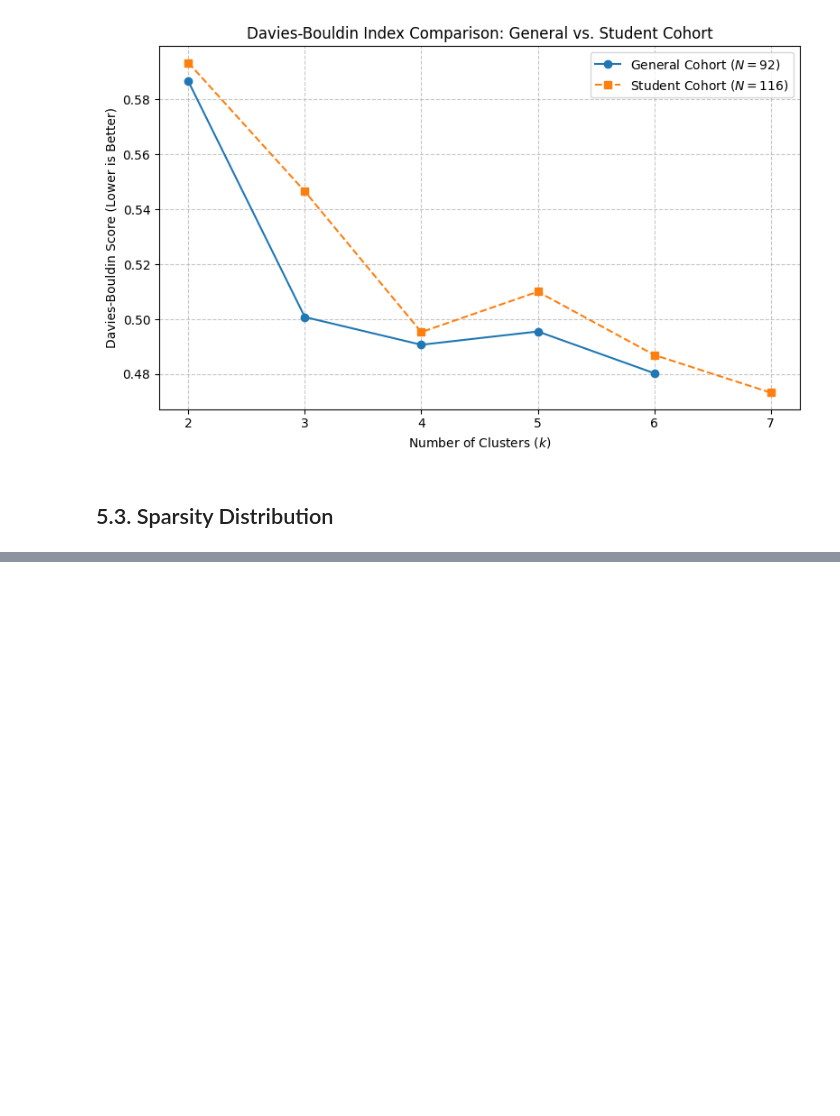
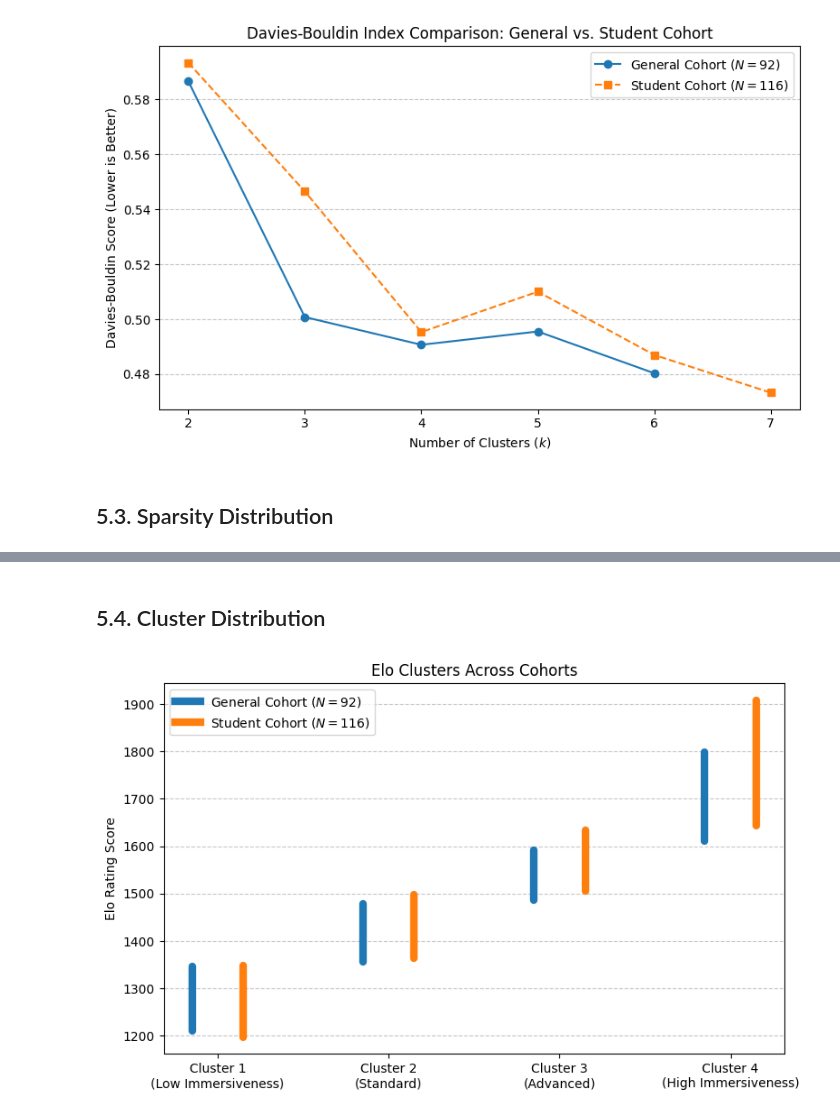
Before and after one commit to KeremDUZENLI/python-sklearn-machine-learning, a Jupyter notebook: main_dataset.ipynb, the cells around one changed output, grey strips where cells are left out. Drawn from its saved outputs; the diff is of its cells as text; code cells hidden in the pictures; blank space fills up the shorter version.

```diff
--- a/main_dataset.ipynb
+++ b/main_dataset.ipynb
@@ -256,0 +286,36 @@ plot_combined_sparsity(freq_old, freq_new, 17, 11)
+# %% [markdown]
+## 5.4. Cluster Distribution
+# %%
+clusters = ['Cluster 1\n(Low Immersiveness)', 'Cluster 2\n(Standard)', 'Cluster 3\n(Advanced)', 'Cluster 4\n(High Immersiveness)']
+
+old_min = [1210, 1357, 1487, 1610]
+old_max = [1346, 1479, 1592, 1799]
+
+new_min = [1198, 1364, 1505, 1643]
+new_max = [1349, 1497, 1633, 1908]
+
+fig, ax = plt.subplots(figsize=(8, 5))
+
+for i in range(4):
+    ax.plot([i - 0.15, i - 0.15], [old_min[i], old_max[i]], color='#1f77b4', linewidth=6, solid_capstyle='round')
+    if i == 0:
+        ax.plot([], [], color='#1f77b4', linewidth=6, label='General Cohort ($N=92$)')
+
+for i in range(4):
+    ax.plot([i + 0.15, i + 0.15], [new_min[i], new_max[i]], color='#ff7f0e', linewidth=6, solid_capstyle='round')
+    if i == 0:
+        ax.plot([], [], color='#ff7f0e', linewidth=6, label='Student Cohort ($N=116$)')
+
+ax.set_title("Elo Clusters Across Cohorts")
+ax.set_xticks(range(4))
+ax.set_xticklabels(clusters)
+ax.set_ylabel("Elo Rating Score")
+
+ax.grid(axis='y', linestyle='--', alpha=0.7)
+ax.legend()
+plt.tight_layout()
+
+plt.savefig('exports/dataset_figures/CLUSTER_RANGES_COMBINED.png', dpi=300)
+plt.show()
+# %% [output]
+[figure, added]
```
Also changed, not shown: parts of 13 cells of this notebook, 1 other file.
